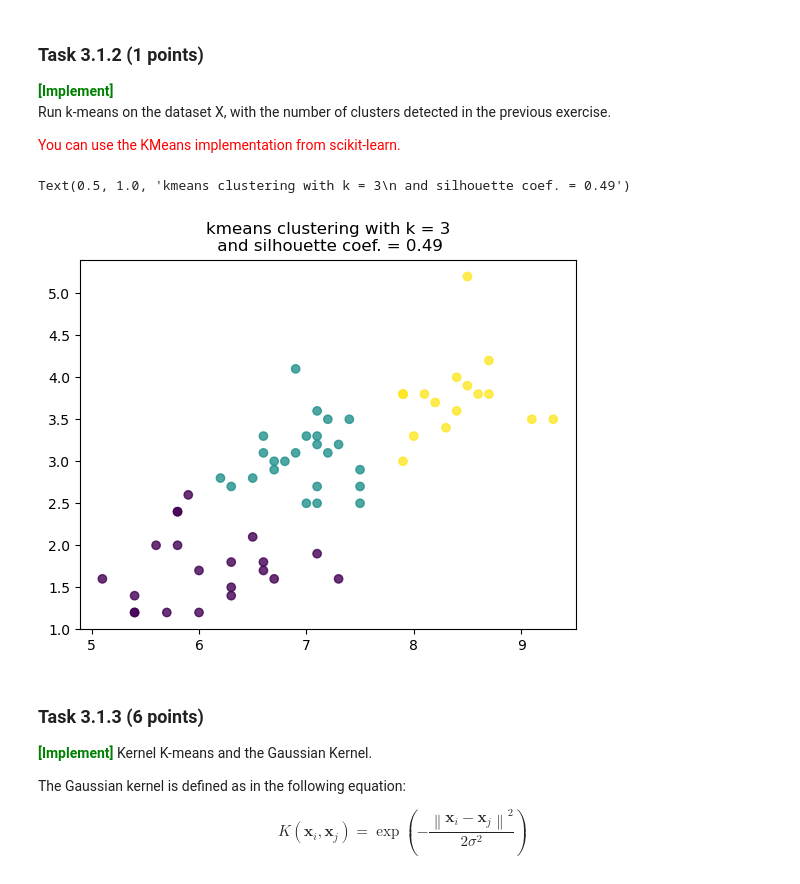
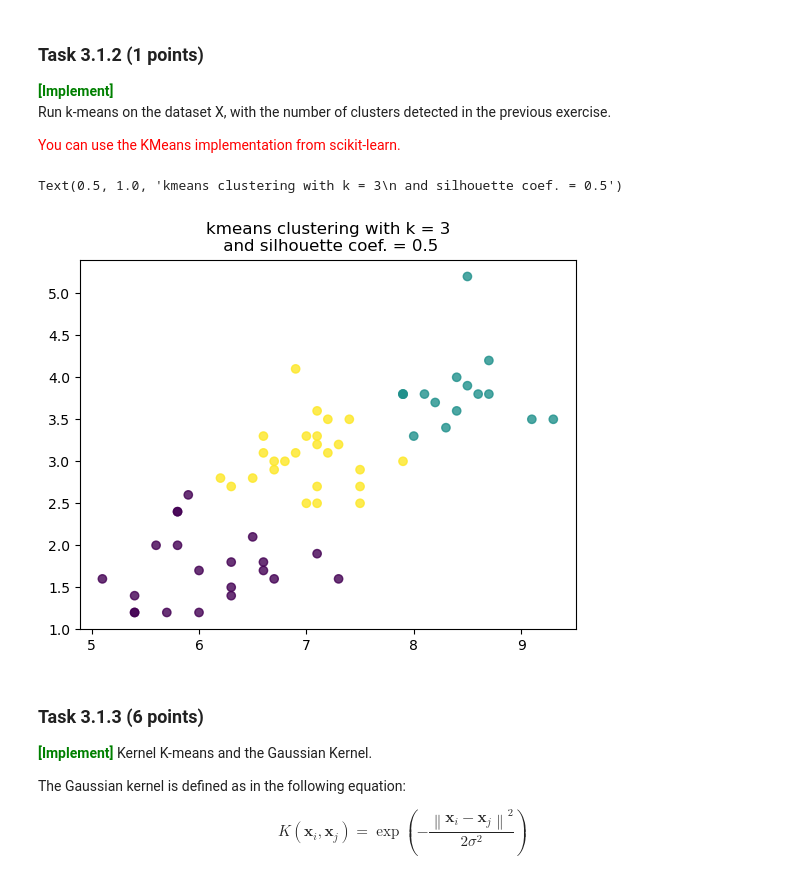
Before and after one commit to SofieHvid/dm2024-exercises-main, a Jupyter notebook: handins/handin1.ipynb, the cells around one changed output. Saved outputs shown, nothing was run; the diff lists cells and outputs as text; code cells hidden in the pictures.

```diff
--- a/handins/handin1.ipynb
+++ b/handins/handin1.ipynb
@@ -972,17 +971,17 @@ Run k-means on the dataset X, with the number of clusters detected in the previo
 # %%
 # Data
 X = toy[[first, second]].to_numpy()
 
 
 kmeans = KMeans(n_clusters=3, n_init="auto").fit(X)
 labels = kmeans.labels_
 
 
-plt.scatter(X[:,0], X[:,1], alpha=0.8, c=final_labels)
+plt.scatter(X[:,0], X[:,1], alpha=0.8, c=labels)
 plt.title("kmeans clustering with k = " + str(max_k) + "\n and silhouette coef. = " + str(round(max_coef, ndigits= 2)))
 # %% [output]
-Text(0.5, 1.0, 'kmeans clustering with k = 3\n and silhouette coef. = 0.49')
+Text(0.5, 1.0, 'kmeans clustering with k = 3\n and silhouette coef. = 0.5')
-[figure, old version]
+[figure, new version]
 # %% [markdown]
 ### Task 3.1.3 (6 points)
 <span style='color: green'>**\[Implement\]**</span> Kernel K-means and the Gaussian Kernel.
```
Also changed, not shown: parts of 17 cells of this notebook.
